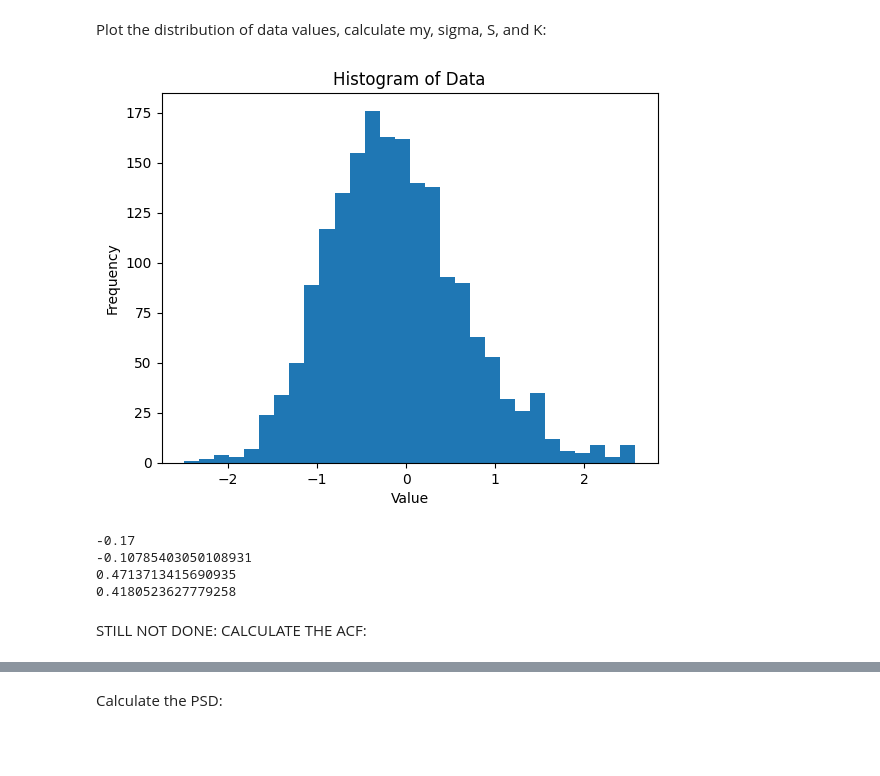
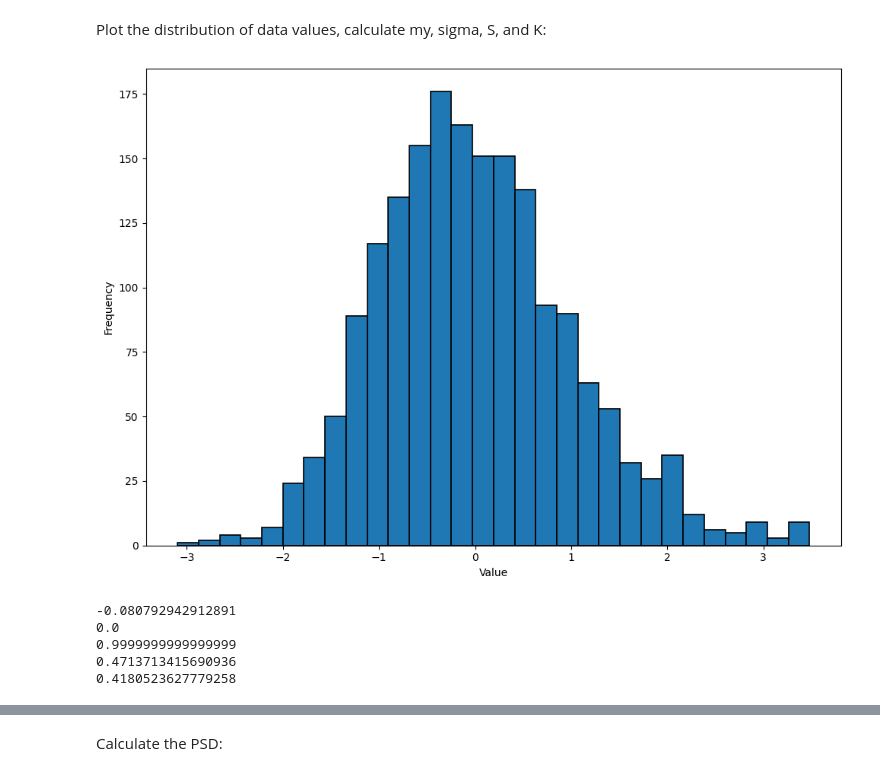
Before and after one commit to IsakEd/NLTSA, a Jupyter notebook: Exercise3.ipynb, the cells around one changed output, grey strips where cells are left out. Saved outputs shown, nothing was run; the diff lists cells and outputs as text; code cells hidden in the pictures; blank space fills up the shorter version.

```diff
--- a/Exercise3.ipynb
+++ b/Exercise3.ipynb
@@ -14,7 +14,8 @@ print(tempdiff := np.ndarray.flatten(data))
 # %% [markdown]
 Plot the time series:
 # %%
-flat_data = tempdiff
+flat_data = tempdiff - np.mean(tempdiff)
+flat_data = flat_data / np.std(flat_data)
 t = pd.date_range(start='1870-01-01',
                   end='2022-12-31',
                   periods=len(flat_data))
@@ -46,28 +57,27 @@ Plot the distribution of data values, calculate my, sigma, S, and K:
 # %%
 
 
-plt.hist(flat_data, 30)
+plt.hist(flat_data, 30, edgecolor='black', linewidth=1.2)
 plt.xlabel('Value')
 plt.ylabel('Frequency')
-plt.title('Histogram of Data')
 plt.show()
 
 S = np.std(flat_data)
 median = np.median(flat_data)
 mean = np.mean(flat_data)
-variance = np.var(flat_data)
+std = np.std(flat_data)
 skewness = scipy.stats.skew(flat_data)
 kurtosis = scipy.stats.kurtosis(flat_data)
 CoV = S/abs(mean)
 print(median)
 print(mean)
+print(std)
 print(skewness)
 print(kurtosis)
 # %% [output]
-[figure, old version]
+[figure, new version]
--0.17
--0.10785403050108931
-0.4713713415690935
+-0.080792942912891
+0.0
+0.9999999999999999
+0.4713713415690936
 0.4180523627779258
-# %% [markdown]
-STILL NOT DONE: CALCULATE THE ACF:
```
Also changed, not shown: parts of 10 cells of this notebook, 3 other files.
